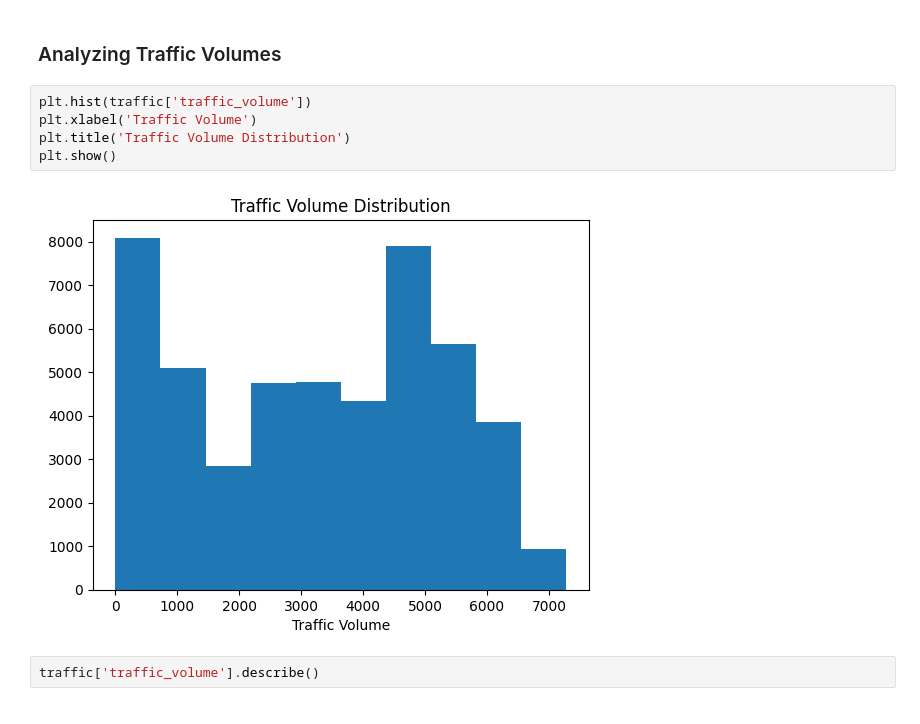
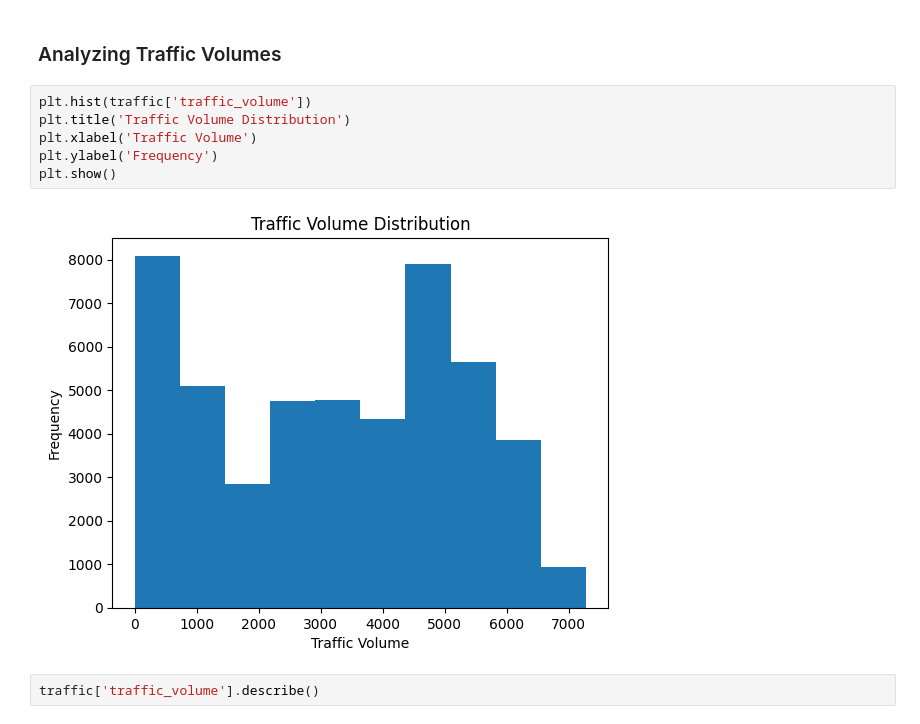
Before and after one commit to dilasha-ghimire/Finding-Heavy-Traffic-Indicators-on-I94, a Jupyter notebook: Basics.ipynb, the cells around one changed output. Drawn from its saved outputs; the diff is of its cells as text.

```diff
--- a/Basics.ipynb
+++ b/Basics.ipynb
@@ -102,11 +102,12 @@ traffic.describe()
 ### Analyzing Traffic Volumes
 # %%
 plt.hist(traffic['traffic_volume'])
+plt.title('Traffic Volume Distribution')
 plt.xlabel('Traffic Volume')
-plt.title('Traffic Volume Distribution')
+plt.ylabel('Frequency')
 plt.show()
 # %% [output]
-[figure, old version]
+[figure, new version]
 # %%
 traffic['traffic_volume'].describe()
 # %% [output]
```
Also changed, not shown: parts of 3 cells of this notebook.
